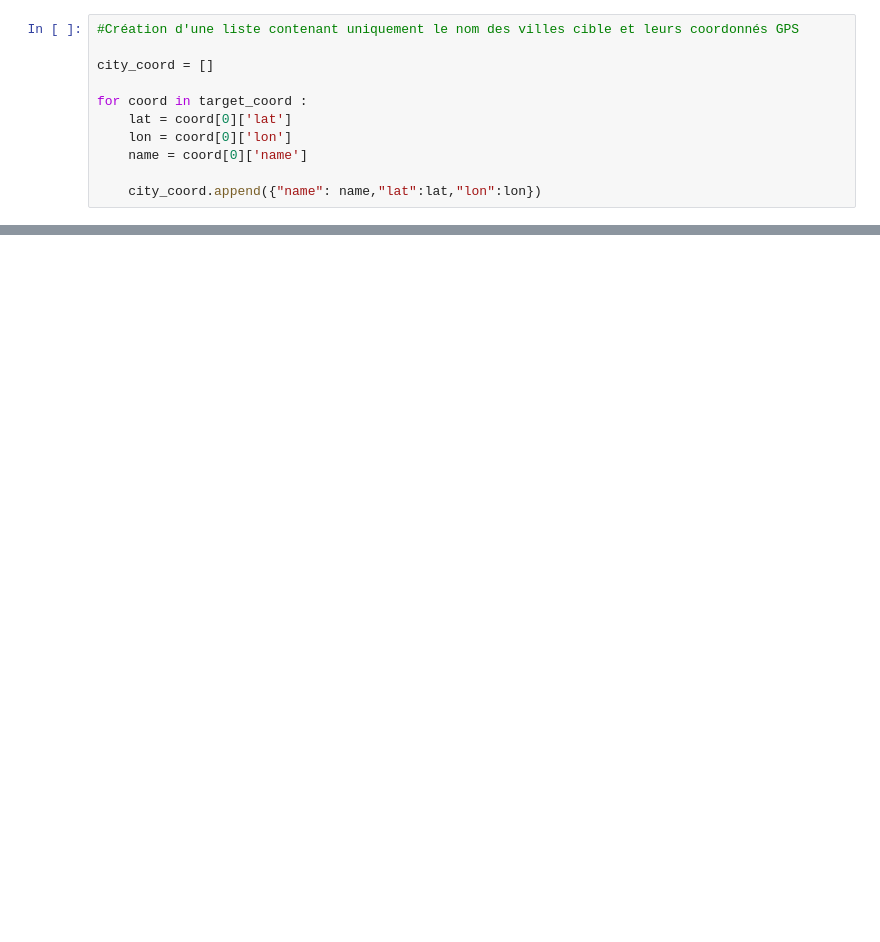
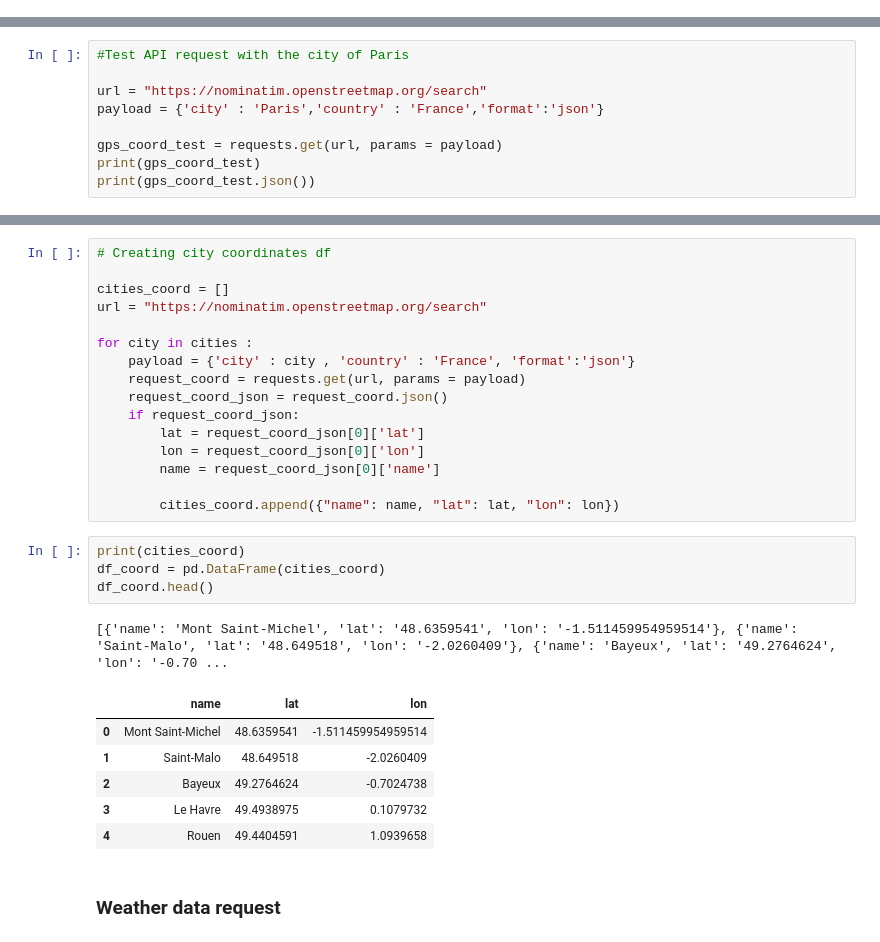
Before and after one commit to Mathias-Samson/Data_Science_Full_Stack_03-24, a Jupyter notebook: 02_DATA_COLLECTION_Kayak/API_Nominatim.ipynb, the cells around one changed output, grey strips where cells are left out. Drawn from its saved outputs; the diff is of its cells as text; blank space fills up the shorter version.

```diff
--- a/02_DATA_COLLECTION_Kayak/API_Nominatim.ipynb
+++ b/02_DATA_COLLECTION_Kayak/API_Nominatim.ipynb
@@ -106,11 +0,0 @@ print(target_coord)
-# %%
-#Création d'une liste contenant uniquement le nom des villes cible et leurs coordonnés GPS
-
-city_coord = []
-
-for coord in target_coord :
-    lat = coord[0]['lat']
-    lon = coord[0]['lon']
-    name = coord[0]['name']
-
-    city_coord.append({"name": name,"lat":lat,"lon":lon})
@@ -275,0 +128,9 @@ Name: temperature, dtype: float64
+# %%
+#Test API request with the city of Paris
+
+url = "https://nominatim.openstreetmap.org/search"
+payload = {'city' : 'Paris','country' : 'France','format':'json'}
+
+gps_coord_test = requests.get(url, params = payload)
+print(gps_coord_test)
+print(gps_coord_test.json())
@@ -275,0 +148,30 @@ Name: temperature, dtype: float64
+# %%
+# Creating city coordinates df
+
+cities_coord = []
+url = "https://nominatim.openstreetmap.org/search"
+
+for city in cities :
+    payload = {'city' : city , 'country' : 'France', 'format':'json'}
+    request_coord = requests.get(url, params = payload)
+    request_coord_json = request_coord.json()
+    if request_coord_json:
+        lat = request_coord_json[0]['lat']
+        lon = request_coord_json[0]['lon']
+        name = request_coord_json[0]['name']
+
+        cities_coord.append({"name": name, "lat": lat, "lon": lon})
+# %%
+print(cities_coord)
+df_coord = pd.DataFrame(cities_coord)
+df_coord.head()
+# %% [output]
+[{'name': 'Mont Saint-Michel', 'lat': '48.6359541', 'lon': '-1.511459954959514'}, {'name': 'Saint-Malo', 'lat': '48.649518', 'lon': '-2.0260409'}, {'name': 'Bayeux', 'lat': '49.2764624', 'lon': '-0.70 ...
+|  | name | lat | lon |
+| 0 | Mont Saint-Michel | 48.6359541 | -1.511459954959514 |
+| 1 | Saint-Malo | 48.649518 | -2.0260409 |
+| 2 | Bayeux | 49.2764624 | -0.7024738 |
+| 3 | Le Havre | 49.4938975 | 0.1079732 |
+| 4 | Rouen | 49.4404591 | 1.0939658 |
+# %% [markdown]
+### Weather data request
```
Also changed, not shown: parts of 34 cells of this notebook, 6 other files.
